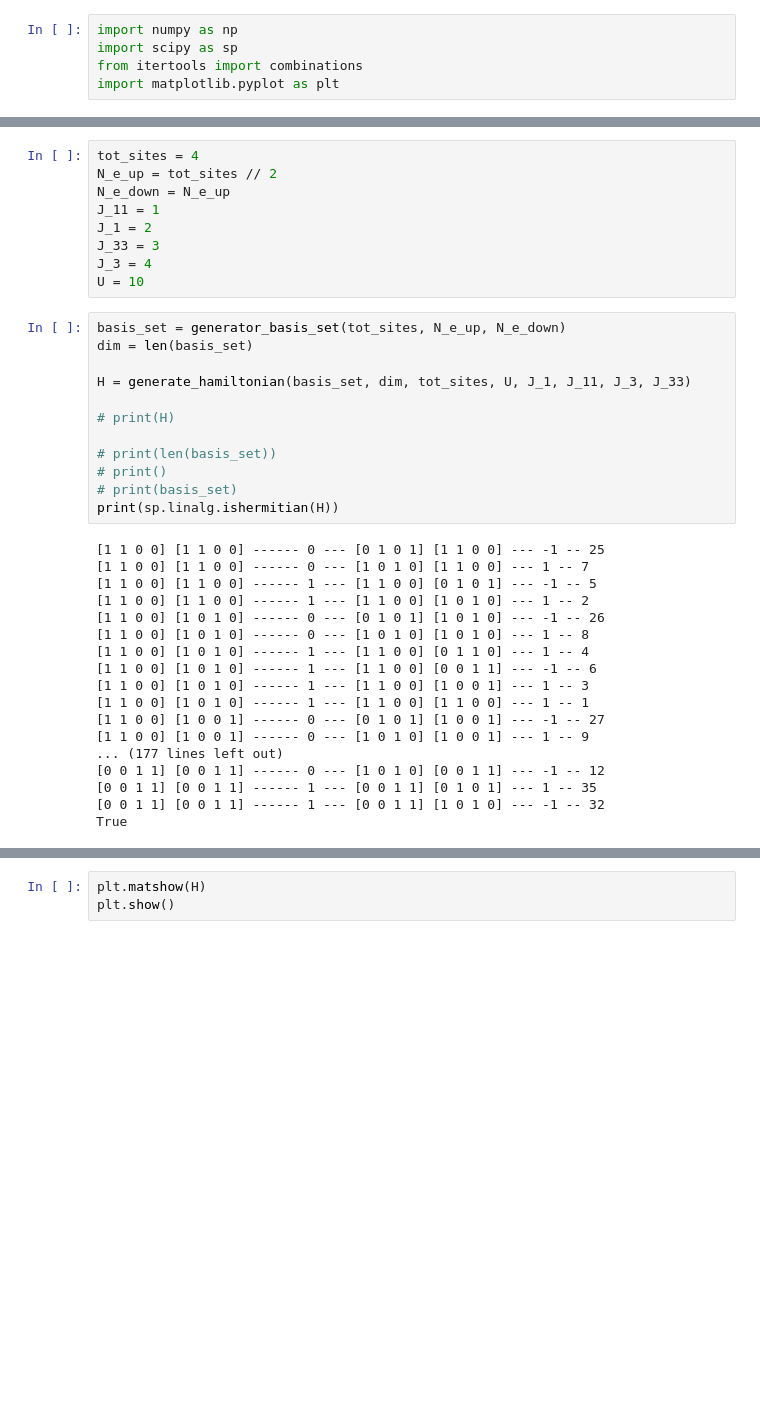
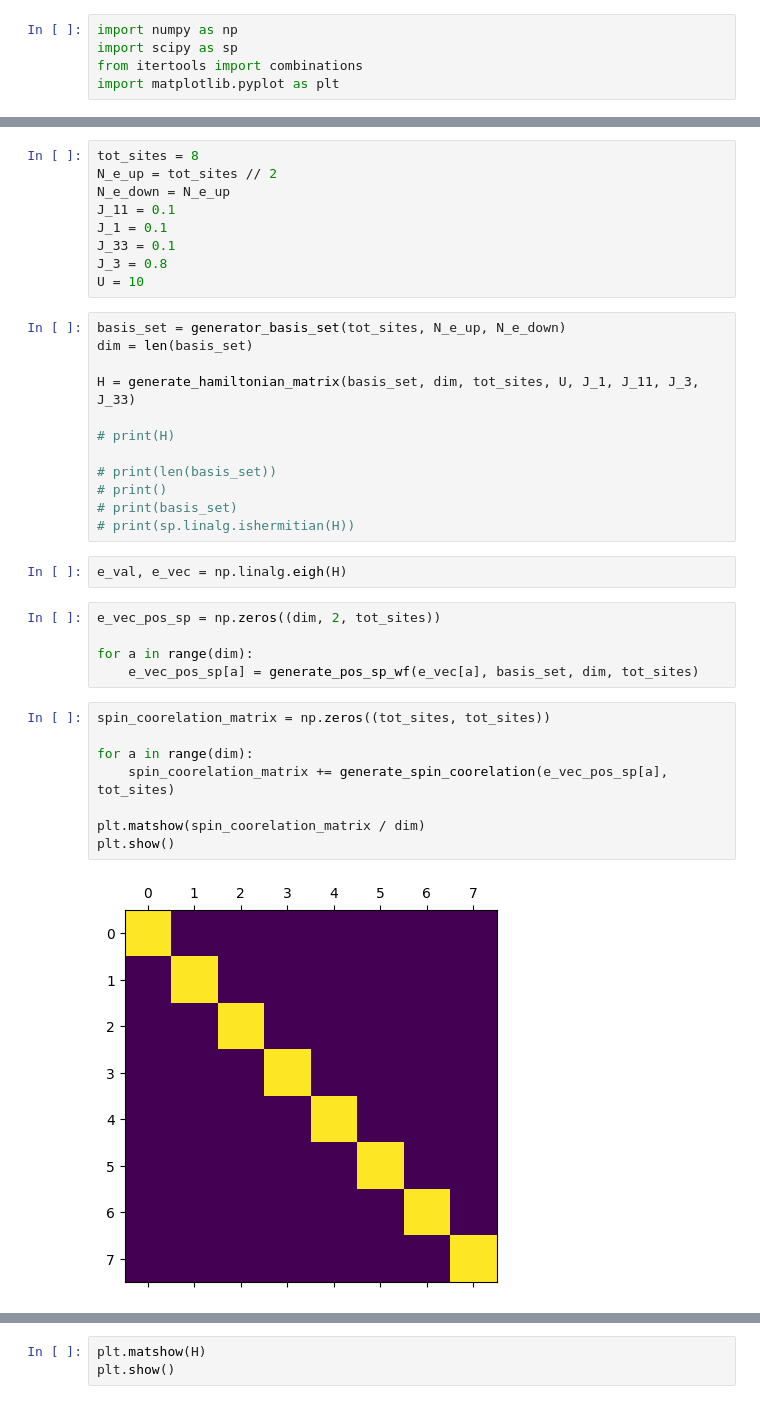
Before and after one commit to dhimankchakraborty/Extended-Interacting-SSH-Model-with-Spin, a Jupyter notebook: simulation_v02.ipynb, the cells around one changed output, grey strips where cells are left out. Saved outputs shown, nothing was run; the diff lists cells and outputs as text; blank space fills up the shorter version.

```diff
--- a/simulation_v02.ipynb
+++ b/simulation_v02.ipynb
@@ -125,39 +156,38 @@ def generate_hamiltonian(basis_set, dim, tot_sites, U, J_1, J_11, J_3, J_33):
 # %%
-tot_sites = 4
+tot_sites = 8
 N_e_up = tot_sites // 2
 N_e_down = N_e_up
-J_11 = 1
-J_1 = 2
-J_33 = 3
-J_3 = 4
+J_11 = 0.1
+J_1 = 0.1
+J_33 = 0.1
+J_3 = 0.8
 U = 10
 # %%
 basis_set = generator_basis_set(tot_sites, N_e_up, N_e_down)
 dim = len(basis_set)
 
-H = generate_hamiltonian(basis_set, dim, tot_sites, U, J_1, J_11, J_3, J_33)
+H = generate_hamiltonian_matrix(basis_set, dim, tot_sites, U, J_1, J_11, J_3, J_33)
 
 # print(H)
 
 # print(len(basis_set))
 # print()
 # print(basis_set)
-print(sp.linalg.ishermitian(H))
+# print(sp.linalg.ishermitian(H))
-# %% [output]
-[1 1 0 0] [1 1 0 0] ------ 0 --- [0 1 0 1] [1 1 0 0] --- -1 -- 25
-[1 1 0 0] [1 1 0 0] ------ 0 --- [1 0 1 0] [1 1 0 0] --- 1 -- 7
-[1 1 0 0] [1 1 0 0] ------ 1 --- [1 1 0 0] [0 1 0 1] --- -1 -- 5
-[1 1 0 0] [1 1 0 0] ------ 1 --- [1 1 0 0] [1 0 1 0] --- 1 -- 2
-[1 1 0 0] [1 0 1 0] ------ 0 --- [0 1 0 1] [1 0 1 0] --- -1 -- 26
-[1 1 0 0] [1 0 1 0] ------ 0 --- [1 0 1 0] [1 0 1 0] --- 1 -- 8
-[1 1 0 0] [1 0 1 0] ------ 1 --- [1 1 0 0] [0 1 1 0] --- 1 -- 4
-[1 1 0 0] [1 0 1 0] ------ 1 --- [1 1 0 0] [0 0 1 1] --- -1 -- 6
-[1 1 0 0] [1 0 1 0] ------ 1 --- [1 1 0 0] [1 0 0 1] --- 1 -- 3
-[1 1 0 0] [1 0 1 0] ------ 1 --- [1 1 0 0] [1 1 0 0] --- 1 -- 1
-[1 1 0 0] [1 0 0 1] ------ 0 --- [0 1 0 1] [1 0 0 1] --- -1 -- 27
-[1 1 0 0] [1 0 0 1] ------ 0 --- [1 0 1 0] [1 0 0 1] --- 1 -- 9
-... (177 lines left out)
-[0 0 1 1] [0 0 1 1] ------ 0 --- [1 0 1 0] [0 0 1 1] --- -1 -- 12
-[0 0 1 1] [0 0 1 1] ------ 1 --- [0 0 1 1] [0 1 0 1] --- 1 -- 35
-[0 0 1 1] [0 0 1 1] ------ 1 --- [0 0 1 1] [1 0 1 0] --- -1 -- 32
-True
+# %%
+e_val, e_vec = np.linalg.eigh(H)
+# %%
+e_vec_pos_sp = np.zeros((dim, 2, tot_sites))
+
+for a in range(dim):
+    e_vec_pos_sp[a] = generate_pos_sp_wf(e_vec[a], basis_set, dim, tot_sites)
+# %%
+spin_coorelation_matrix = np.zeros((tot_sites, tot_sites))
+
+for a in range(dim):
+    spin_coorelation_matrix += generate_spin_coorelation(e_vec_pos_sp[a], tot_sites)
+
+plt.matshow(spin_coorelation_matrix / dim)
+plt.show()
+# %% [output]
+[figure, added]
```
Also changed, not shown: parts of 5 cells of this notebook.
